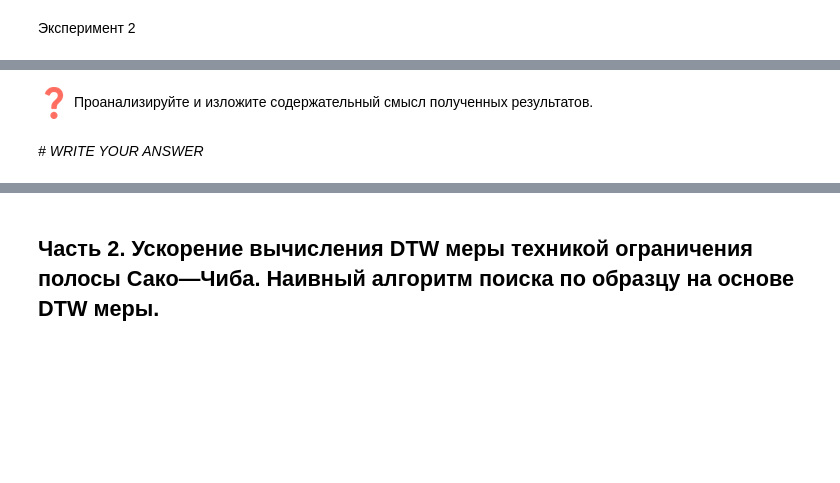
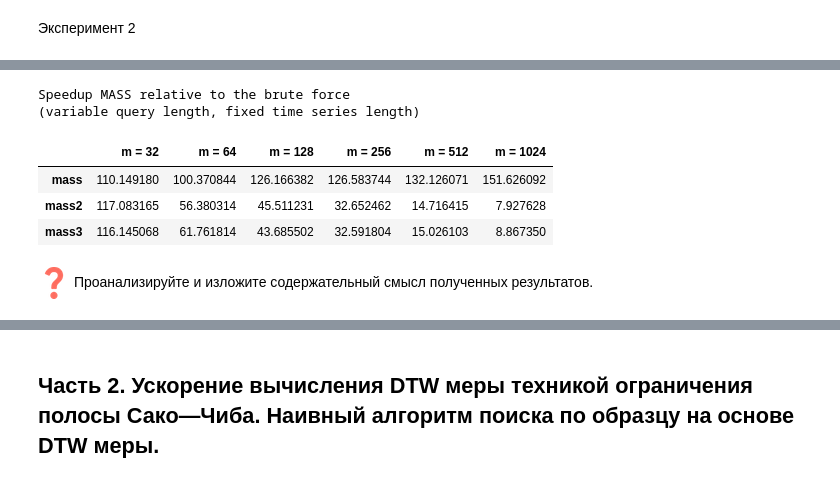
Before and after one commit to SconeScone/2026_Belonogova_TimeSeriesCourse, a Jupyter notebook: practice/02 Similarity search/02 Similarity search.ipynb, the cells around one changed output, grey strips where cells are left out. Drawn from its saved outputs; the diff is of its cells as text; code cells hidden in the pictures; blank space fills up the shorter version.

```diff
--- a/practice/02 Similarity search/02 Similarity search.ipynb
+++ b/practice/02 Similarity search/02 Similarity search.ipynb
@@ -187,6 +230,15 @@ exp2_data = {
     'query': dict.fromkeys(map(str, m_list), [])
 }
 
-# INSERT YOUR CODE
+exp2_data["ts"][str(n)] = random_walk(n)
+for m in m_list:
+    exp2_data["query"][str(m)] = random_walk(m)
+
+exp2_times = []
+for alg in algorithms:
+    alg_params = algorithms_params[alg]
+    exp2_times.append(run_experiment(alg, task, exp2_data, exp2_params, alg_params))
+
+exp2_times = np.array(exp2_times)
 # %%
 comparison_param = np.array(algorithms)
@@ -195,12 +248,18 @@ comparison_param = np.array(algorithms)
 # %%
 tab_index = algorithms[1:]
 tab_columns = [f"m = {m}" for m in m_list]
 tab_title = "Speedup MASS relative to the brute force <br> (variable query length, fixed time series length)"
 
-# INSERT YOUR CODE
+speedup = calculate_speedup(exp2_times[0], exp2_times[1:])
+visualize_table_speedup(speedup, tab_index, tab_columns, tab_title)
+# %% [output]
+Speedup MASS relative to the brute force
+(variable query length, fixed time series length)
+|  | m = 32 | m = 64 | m = 128 | m = 256 | m = 512 | m = 1024 |
+| mass | 110.149180 | 100.370844 | 126.166382 | 126.583744 | 132.126071 | 151.626092 |
+| mass2 | 117.083165 | 56.380314 | 45.511231 | 32.652462 | 14.716415 | 7.927628 |
+| mass3 | 116.145068 | 61.761814 | 43.685502 | 32.591804 | 15.026103 | 8.867350 |
 # %% [markdown]
 ![equation.png](embedded-picture-1)
 Проанализируйте и изложите содержательный смысл полученных
 результатов.
-# %% [markdown]
-*# WRITE YOUR ANSWER*
```
Also changed, not shown: parts of 17 cells of this notebook, 3 other files.
